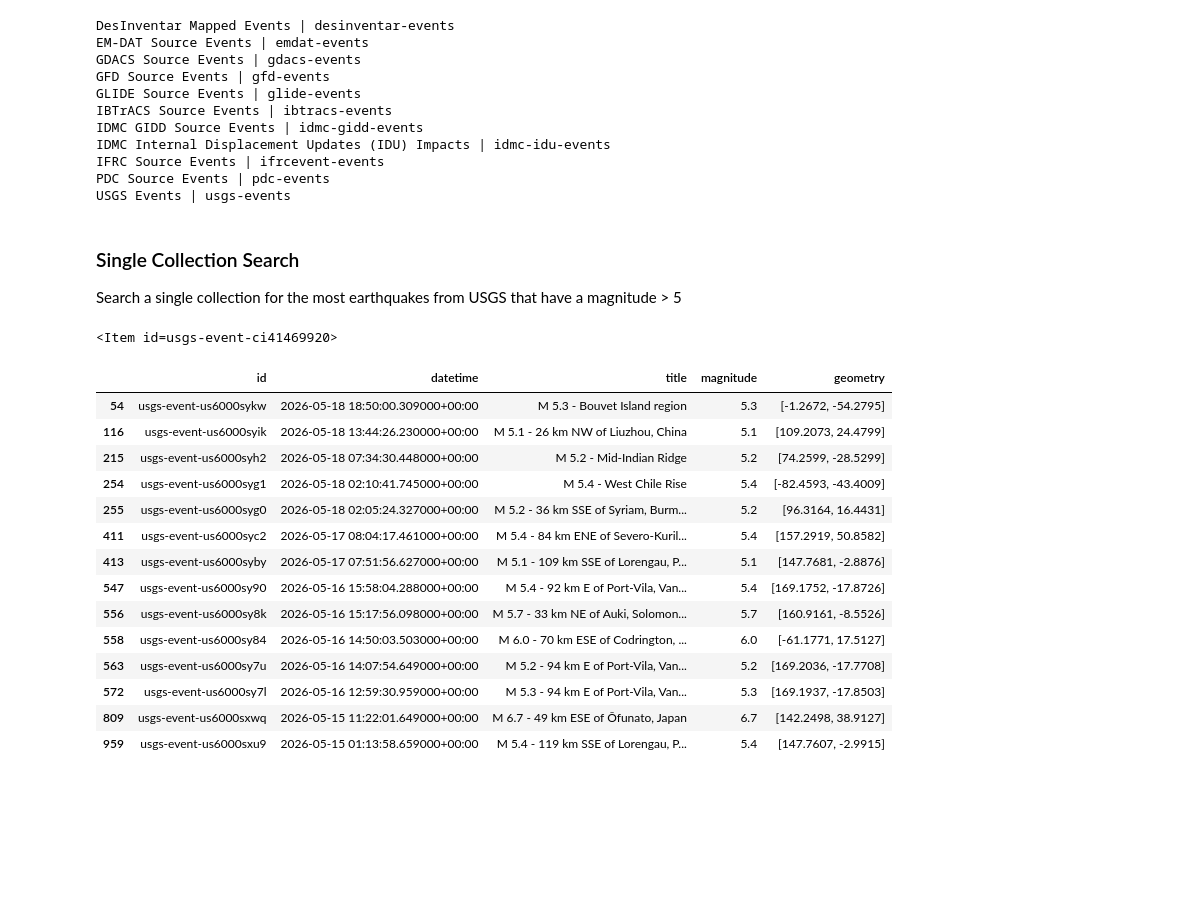
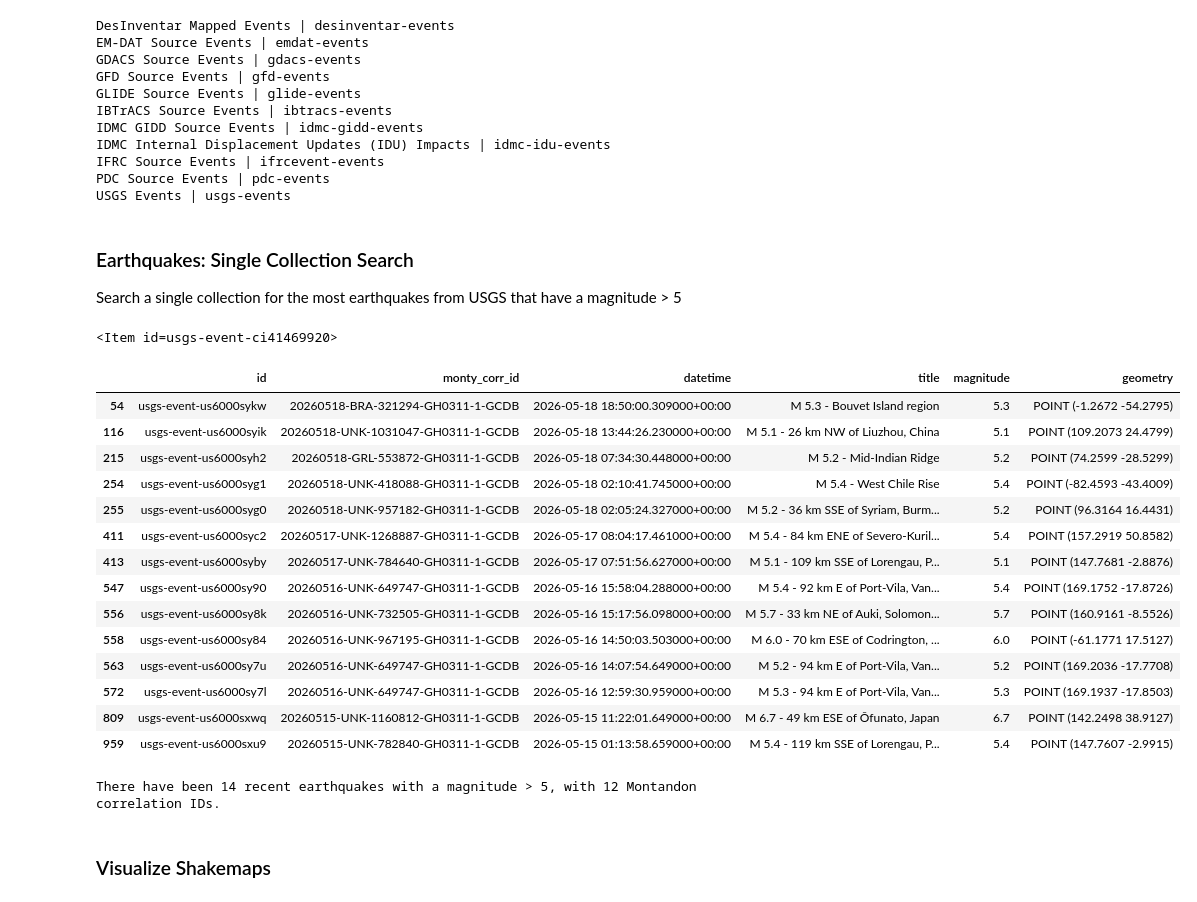
Before and after one commit to batpad/anywidget-experiments, a Jupyter notebook: notebooks/13_monty.ipynb, the cells around one changed output. Saved outputs shown, nothing was run; the diff lists cells and outputs as text; code cells hidden in the pictures; blank space fills up the shorter version.

```diff
--- a/notebooks/13_monty.ipynb
+++ b/notebooks/13_monty.ipynb
@@ -53,13 +55,13 @@ IFRC Source Events | ifrcevent-events
 PDC Source Events | pdc-events
 USGS Events | usgs-events
 # %% [markdown]
-### Single Collection Search
+### Earthquakes: Single Collection Search
 Search a single collection for the most earthquakes from USGS that have a magnitude > 5
 # %%
-search = client.search(
+search_earthquakes = client.search(
     collections=["usgs-events"],
     max_items=1000
 )
-items = list(search.items())
+items_earthquakes = list(search_earthquakes.items())
 # %%
 # Get the shape of an item
@@ -68,31 +70,39 @@ items[0]
 <Item id=usgs-event-ci41469920>
 # %%
 # Build dataframe, sort by chronological order
-df = pd.DataFrame(
+gdf = gpd.GeoDataFrame(
     [{
         'id': item.id,
+        'monty_corr_id': item.properties['monty:corr_id'],
         'datetime': pd.to_datetime(item.properties['datetime']),
         'title': item.properties['title'],
         'magnitude': item.properties['eq:magnitude'],
-        'geometry': item.geometry['coordinates']
-    } for item in items
+        'geometry': Point(item.geometry['coordinates'])
+    } for item in items_earthquakes
     ]
 ).sort_values('datetime', ascending=False)
 # %%
-df[df['magnitude'] > 5]
+earthquakes = gdf[gdf['magnitude'] > 5]
+earthquakes
 # %% [output]
-|  | id | datetime | title | magnitude | geometry |
-| 54 | usgs-event-us6000sykw | 2026-05-18 18:50:00.309000+00:00 | M 5.3 - Bouvet Island region | 5.3 | [-1.2672, -54.2795] |
-| 116 | usgs-event-us6000syik | 2026-05-18 13:44:26.230000+00:00 | M 5.1 - 26 km NW of Liuzhou, China | 5.1 | [109.2073, 24.4799] |
-| 215 | usgs-event-us6000syh2 | 2026-05-18 07:34:30.448000+00:00 | M 5.2 - Mid-Indian Ridge | 5.2 | [74.2599, -28.5299] |
-| 254 | usgs-event-us6000syg1 | 2026-05-18 02:10:41.745000+00:00 | M 5.4 - West Chile Rise | 5.4 | [-82.4593, -43.4009] |
-| 255 | usgs-event-us6000syg0 | 2026-05-18 02:05:24.327000+00:00 | M 5.2 - 36 km SSE of Syriam, Burm... | 5.2 | [96.3164, 16.4431] |
-| 411 | usgs-event-us6000syc2 | 2026-05-17 08:04:17.461000+00:00 | M 5.4 - 84 km ENE of Severo-Kuril... | 5.4 | [157.2919, 50.8582] |
-| 413 | usgs-event-us6000syby | 2026-05-17 07:51:56.627000+00:00 | M 5.1 - 109 km SSE of Lorengau, P... | 5.1 | [147.7681, -2.8876] |
-| 547 | usgs-event-us6000sy90 | 2026-05-16 15:58:04.288000+00:00 | M 5.4 - 92 km E of Port-Vila, Van... | 5.4 | [169.1752, -17.8726] |
-| 556 | usgs-event-us6000sy8k | 2026-05-16 15:17:56.098000+00:00 | M 5.7 - 33 km NE of Auki, Solomon... | 5.7 | [160.9161, -8.5526] |
-| 558 | usgs-event-us6000sy84 | 2026-05-16 14:50:03.503000+00:00 | M 6.0 - 70 km ESE of Codrington, ... | 6.0 | [-61.1771, 17.5127] |
-| 563 | usgs-event-us6000sy7u | 2026-05-16 14:07:54.649000+00:00 | M 5.2 - 94 km E of Port-Vila, Van... | 5.2 | [169.2036, -17.7708] |
-| 572 | usgs-event-us6000sy7l | 2026-05-16 12:59:30.959000+00:00 | M 5.3 - 94 km E of Port-Vila, Van... | 5.3 | [169.1937, -17.8503] |
-| 809 | usgs-event-us6000sxwq | 2026-05-15 11:22:01.649000+00:00 | M 6.7 - 49 km ESE of Ōfunato, Japan | 6.7 | [142.2498, 38.9127] |
-| 959 | usgs-event-us6000sxu9 | 2026-05-15 01:13:58.659000+00:00 | M 5.4 - 119 km SSE of Lorengau, P... | 5.4 | [147.7607, -2.9915] |
+|  | id | monty_corr_id | datetime | title | magnitude | geometry |
+| 54 | usgs-event-us6000sykw | 20260518-BRA-321294-GH0311-1-GCDB | 2026-05-18 18:50:00.309000+00:00 | M 5.3 - Bouvet Island region | 5.3 | POINT (-1.2672 -54.2795) |
+| 116 | usgs-event-us6000syik | 20260518-UNK-1031047-GH0311-1-GCDB | 2026-05-18 13:44:26.230000+00:00 | M 5.1 - 26 km NW of Liuzhou, China | 5.1 | POINT (109.2073 24.4799) |
+| 215 | usgs-event-us6000syh2 | 20260518-GRL-553872-GH0311-1-GCDB | 2026-05-18 07:34:30.448000+00:00 | M 5.2 - Mid-Indian Ridge | 5.2 | POINT (74.2599 -28.5299) |
+| 254 | usgs-event-us6000syg1 | 20260518-UNK-418088-GH0311-1-GCDB | 2026-05-18 02:10:41.745000+00:00 | M 5.4 - West Chile Rise | 5.4 | POINT (-82.4593 -43.4009) |
+| 255 | usgs-event-us6000syg0 | 20260518-UNK-957182-GH0311-1-GCDB | 2026-05-18 02:05:24.327000+00:00 | M 5.2 - 36 km SSE of Syriam, Burm... | 5.2 | POINT (96.3164 16.4431) |
+| 411 | usgs-event-us6000syc2 | 20260517-UNK-1268887-GH0311-1-GCDB | 2026-05-17 08:04:17.461000+00:00 | M 5.4 - 84 km ENE of Severo-Kuril... | 5.4 | POINT (157.2919 50.8582) |
+| 413 | usgs-event-us6000syby | 20260517-UNK-784640-GH0311-1-GCDB | 2026-05-17 07:51:56.627000+00:00 | M 5.1 - 109 km SSE of Lorengau, P... | 5.1 | POINT (147.7681 -2.8876) |
+| 547 | usgs-event-us6000sy90 | 20260516-UNK-649747-GH0311-1-GCDB | 2026-05-16 15:58:04.288000+00:00 | M 5.4 - 92 km E of Port-Vila, Van... | 5.4 | POINT (169.1752 -17.8726) |
+| 556 | usgs-event-us6000sy8k | 20260516-UNK-732505-GH0311-1-GCDB | 2026-05-16 15:17:56.098000+00:00 | M 5.7 - 33 km NE of Auki, Solomon... | 5.7 | POINT (160.9161 -8.5526) |
+| 558 | usgs-event-us6000sy84 | 20260516-UNK-967195-GH0311-1-GCDB | 2026-05-16 14:50:03.503000+00:00 | M 6.0 - 70 km ESE of Codrington, ... | 6.0 | POINT (-61.1771 17.5127) |
+| 563 | usgs-event-us6000sy7u | 20260516-UNK-649747-GH0311-1-GCDB | 2026-05-16 14:07:54.649000+00:00 | M 5.2 - 94 km E of Port-Vila, Van... | 5.2 | POINT (169.2036 -17.7708) |
+| 572 | usgs-event-us6000sy7l | 20260516-UNK-649747-GH0311-1-GCDB | 2026-05-16 12:59:30.959000+00:00 | M 5.3 - 94 km E of Port-Vila, Van... | 5.3 | POINT (169.1937 -17.8503) |
+| 809 | usgs-event-us6000sxwq | 20260515-UNK-1160812-GH0311-1-GCDB | 2026-05-15 11:22:01.649000+00:00 | M 6.7 - 49 km ESE of Ōfunato, Japan | 6.7 | POINT (142.2498 38.9127) |
+| 959 | usgs-event-us6000sxu9 | 20260515-UNK-782840-GH0311-1-GCDB | 2026-05-15 01:13:58.659000+00:00 | M 5.4 - 119 km SSE of Lorengau, P... | 5.4 | POINT (147.7607 -2.9915) |
+# %%
+print(f"There have been {len(earthquakes)} recent earthquakes with a magnitude > 5, with {len(earthquakes['monty_corr_id'].unique())} Montandon correlation IDs.")
+# %% [output]
+There have been 14 recent earthquakes with a magnitude > 5, with 12 Montandon correlation IDs.
+# %% [markdown]
+### Visualize Shakemaps
```
Also changed, not shown: parts of 9 cells of this notebook.
